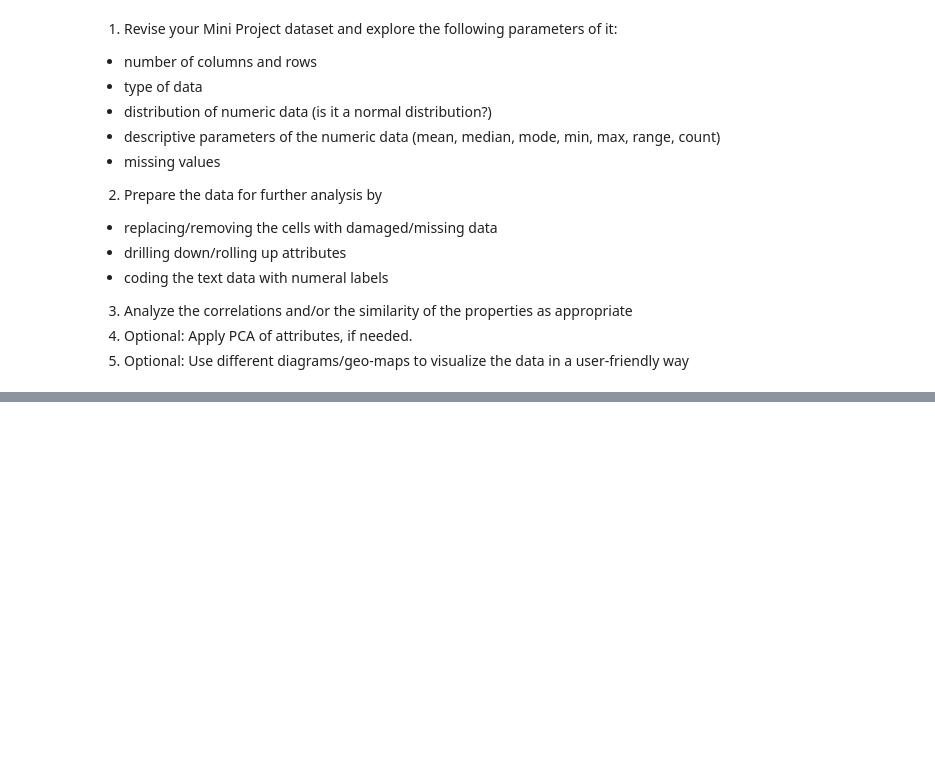
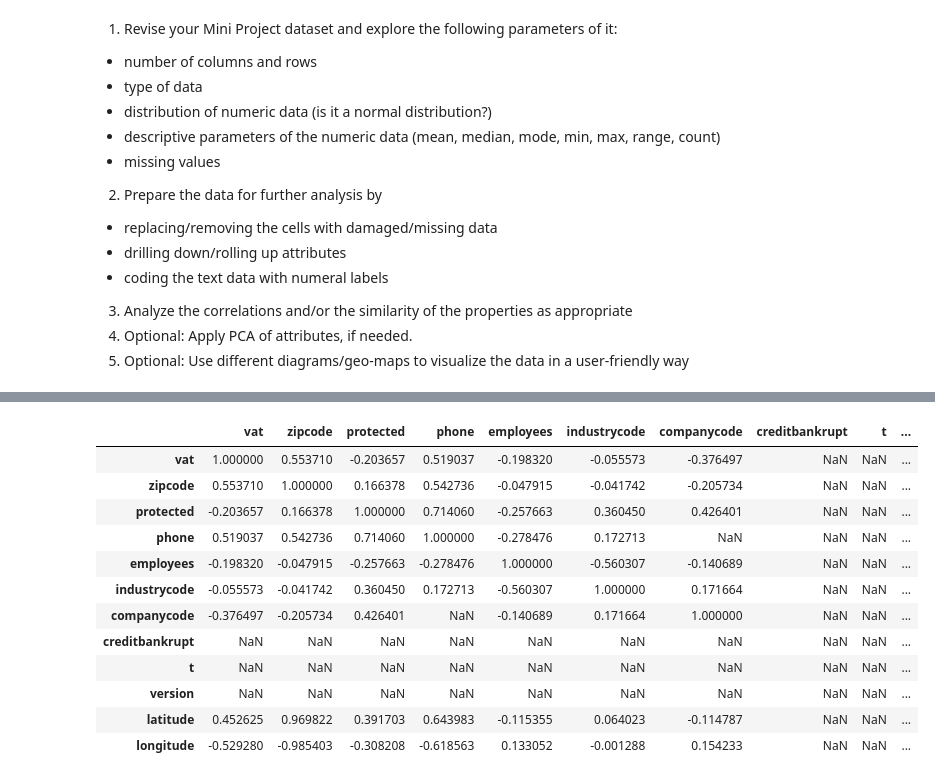
Before and after one commit to FrederikBA/DataScienceMP1, a Jupyter notebook: PS3.ipynb, the cells around one changed output, grey strips where cells are left out. Saved outputs shown, nothing was run; the diff lists cells and outputs as text; code cells hidden in the pictures; blank space fills up the shorter version.

```diff
--- a/PS3.ipynb
+++ b/PS3.ipynb
@@ -107,0 +188,19 @@ Standard deviation: 6076.870035161393
+# %%
+# Correlation
+
+corr_matrix = df_cleaned.corr()
+corr_matrix
+# %% [output]
+|  | vat | zipcode | protected | phone | employees | industrycode | companycode | creditbankrupt | t | ... |
+| vat | 1.000000 | 0.553710 | -0.203657 | 0.519037 | -0.198320 | -0.055573 | -0.376497 | NaN | NaN | ... |
+| zipcode | 0.553710 | 1.000000 | 0.166378 | 0.542736 | -0.047915 | -0.041742 | -0.205734 | NaN | NaN | ... |
+| protected | -0.203657 | 0.166378 | 1.000000 | 0.714060 | -0.257663 | 0.360450 | 0.426401 | NaN | NaN | ... |
+| phone | 0.519037 | 0.542736 | 0.714060 | 1.000000 | -0.278476 | 0.172713 | NaN | NaN | NaN | ... |
+| employees | -0.198320 | -0.047915 | -0.257663 | -0.278476 | 1.000000 | -0.560307 | -0.140689 | NaN | NaN | ... |
+| industrycode | -0.055573 | -0.041742 | 0.360450 | 0.172713 | -0.560307 | 1.000000 | 0.171664 | NaN | NaN | ... |
+| companycode | -0.376497 | -0.205734 | 0.426401 | NaN | -0.140689 | 0.171664 | 1.000000 | NaN | NaN | ... |
+| creditbankrupt | NaN | NaN | NaN | NaN | NaN | NaN | NaN | NaN | NaN | ... |
+| t | NaN | NaN | NaN | NaN | NaN | NaN | NaN | NaN | NaN | ... |
+| version | NaN | NaN | NaN | NaN | NaN | NaN | NaN | NaN | NaN | ... |
+| latitude | 0.452625 | 0.969822 | 0.391703 | 0.643983 | -0.115355 | 0.064023 | -0.114787 | NaN | NaN | ... |
+| longitude | -0.529280 | -0.985403 | -0.308208 | -0.618563 | 0.133052 | -0.001288 | 0.154233 | NaN | NaN | ... |
```
Also changed, not shown: parts of 6 cells of this notebook, 3 other files.
